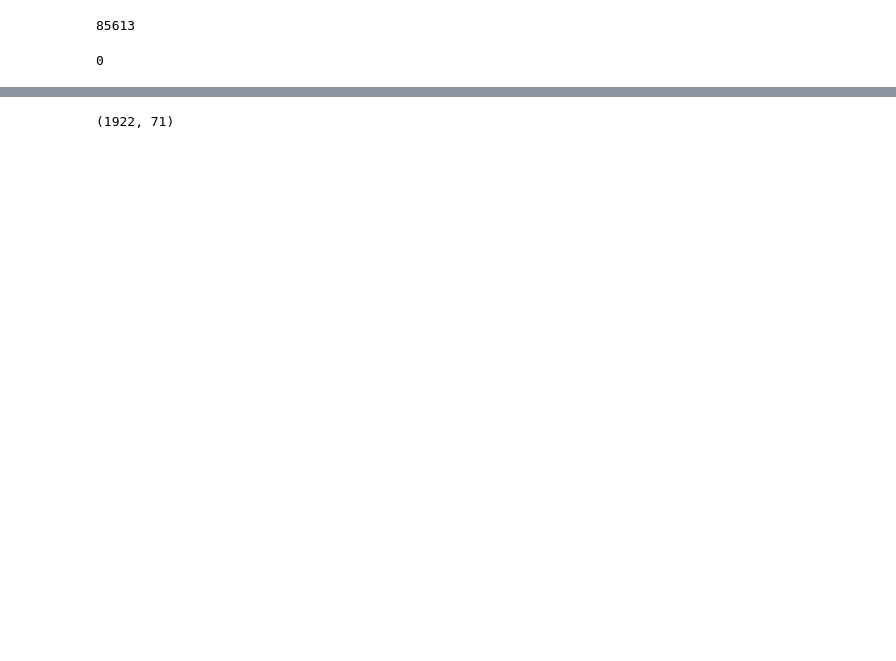
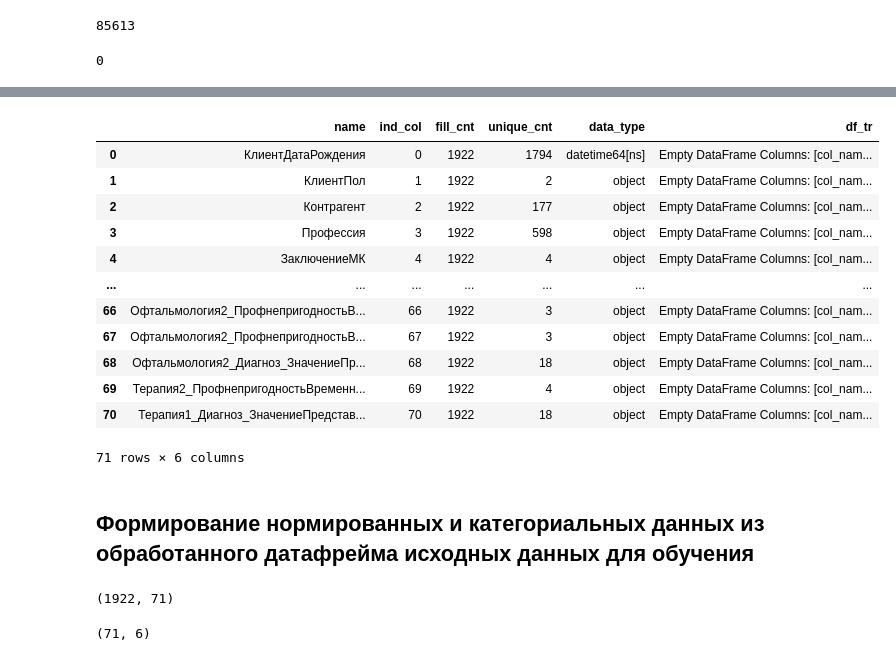
Before and after one commit to Untick/InspectrumClinic_RS_gr1, a Jupyter notebook: Marfida Alexander/A_Marfida_stajirovka_profpatolog_2.ipynb, the cells around one changed output, grey strips where cells are left out. Saved outputs shown, nothing was run; the diff lists cells and outputs as text; code cells hidden in the pictures; blank space fills up the shorter version.

```diff
--- a/Marfida Alexander/A_Marfida_stajirovka_profpatolog_2.ipynb
+++ b/Marfida Alexander/A_Marfida_stajirovka_profpatolog_2.ipynb
@@ -239,0 +62,8 @@ Levenshtein.distance(
+# %%
+import pandas as pd
+df_save = pd.read_excel('/content/drive/MyDrive/УИИ(marphida)/Стажировка Профпатолог/ICdata_I(71).xlsx')
+dfb = pd.read_excel('/content/drive/MyDrive/УИИ(marphida)/Стажировка Профпатолог/ICdata_I(71)b.xlsx')
+df0 = pd.read_excel('/content/drive/MyDrive/УИИ(marphida)/Стажировка Профпатолог/ICdata_I(71)0.xlsx')
+dfb0 = pd.read_excel('/content/drive/MyDrive/УИИ(marphida)/Стажировка Профпатолог/ICdata_I(71)0b.xlsx')
+# %%
+df = df_save.copy()
@@ -239,0 +72,5 @@ Levenshtein.distance(
+# %%
+# Глобальные переменные
+EMPTY_FIELDS = 'не определено'
+### Параметр отступа от границ единичного интервала нормирования
+DELTA_NORM = 0.01
@@ -259,0 +183,10 @@ df.isna().sum().sum()
+# %%
+df_col_data = {
+    'name':[],  # Наименование колонки
+    'ind_col':[], # Индекс колонки в датафрейме исходных данных
+    'fill_cnt':[], # Количество полей в колонке, имеющих определённое значение, кроме 'не определено'
+    'unique_cnt':[], # Количество уникальных полей в колонке, исключая 'не определено'
+    'data_type':[], # Тип данных колонки
+    'df_tr':[] # Имя датафрейма с нормированными и one hot encoding значениями уникальных элементов для обучения
+}
+dfcd = pd.DataFrame(df_col_data)
@@ -260,4 +196,38 @@ df.isna().sum().sum()
+# %%
+for col in df:
+  d_col = pd.DataFrame(columns=np.asarray(['col_name', 'd_norm', 'd_ohe'], dtype='object'))
+  dfcd.loc[len(dfcd.index)] = [
+    col,
+    df.columns.get_loc(col),
+    len(df[df[col] != EMPTY_FIELDS]),
+    # len(df.loc[df[col] != EMPTY_FIELDS, col].unique()),
+    df[col].nunique(),
+    df[col].dtype,
+#    'dftr' + str(df.columns.get_loc(col))
+    d_col
+  ]
+dfcd
+# %% [output]
+|  | name | ind_col | fill_cnt | unique_cnt | data_type | df_tr |
+| 0 | КлиентДатаРождения | 0 | 1922 | 1794 | datetime64[ns] | Empty DataFrame Columns: [col_nam... |
+| 1 | КлиентПол | 1 | 1922 | 2 | object | Empty DataFrame Columns: [col_nam... |
+| 2 | Контрагент | 2 | 1922 | 177 | object | Empty DataFrame Columns: [col_nam... |
+| 3 | Профессия | 3 | 1922 | 598 | object | Empty DataFrame Columns: [col_nam... |
+| 4 | ЗаключениеМК | 4 | 1922 | 4 | object | Empty DataFrame Columns: [col_nam... |
+| ... | ... | ... | ... | ... | ... | ... |
+| 66 | Офтальмология2_ПрофнепригодностьВ... | 66 | 1922 | 3 | object | Empty DataFrame Columns: [col_nam... |
+| 67 | Офтальмология2_ПрофнепригодностьВ... | 67 | 1922 | 3 | object | Empty DataFrame Columns: [col_nam... |
+| 68 | Офтальмология2_Диагноз_ЗначениеПр... | 68 | 1922 | 18 | object | Empty DataFrame Columns: [col_nam... |
+| 69 | Терапия2_ПрофнепригодностьВременн... | 69 | 1922 | 4 | object | Empty DataFrame Columns: [col_nam... |
+| 70 | Терапия1_Диагноз_ЗначениеПредстав... | 70 | 1922 | 18 | object | Empty DataFrame Columns: [col_nam... |
+71 rows × 6 columns
+# %% [markdown]
+## Формирование нормированных и категориальных данных из обработанного датафрейма исходных данных для обучения
 # %%
 df.shape
 # %% [output]
 (1922, 71)
+# %%
+dfcd.shape
+# %% [output]
+(71, 6)
```
Also changed, not shown: parts of 78 cells of this notebook.
